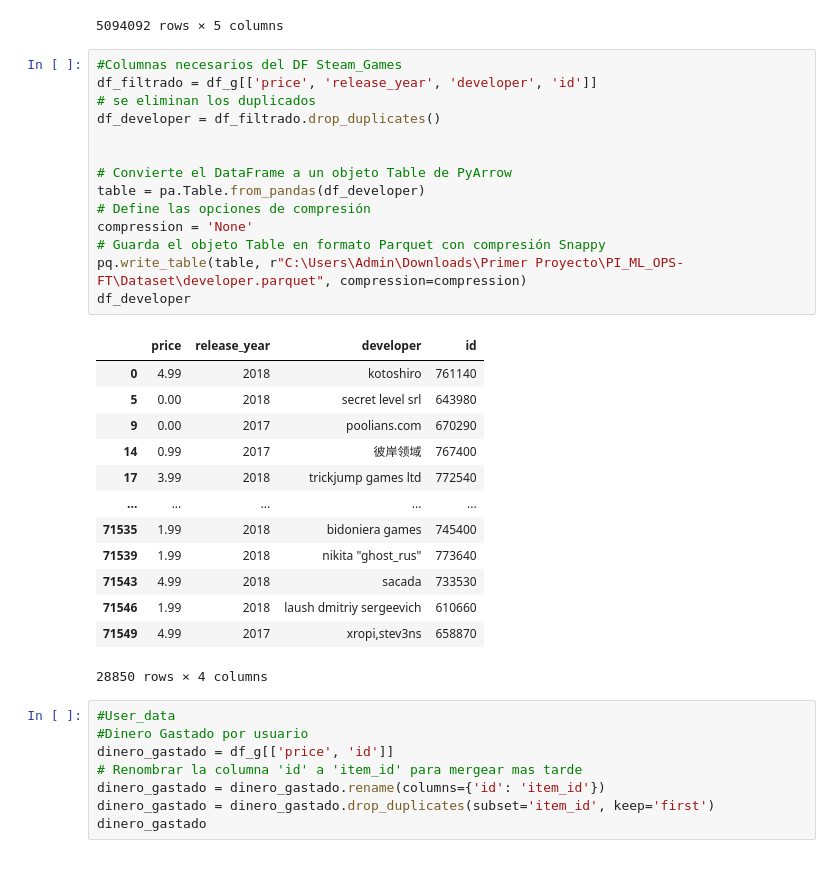
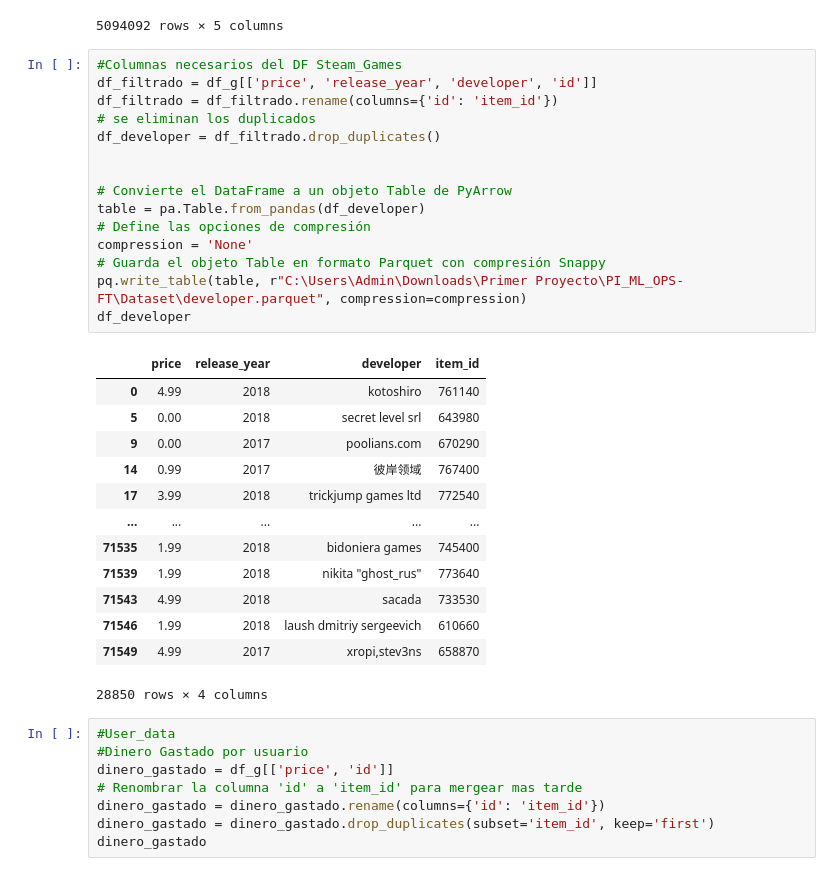
Before and after one commit to Malggan/Steam_Project, a Jupyter notebook: Dataset/DS_creation.ipynb, the cells around one changed output. Cells and saved outputs as stored; diff of their text form.

```diff
--- a/Dataset/DS_creation.ipynb
+++ b/Dataset/DS_creation.ipynb
@@ -28,19 +28,20 @@ df_i = pd.read_csv(r"C:\Users\Admin\Downloads\Primer Proyecto\DS\user_items_clea
 # %%
 #Columnas necesarios del DF Steam_Games
 df_filtrado = df_g[['price', 'release_year', 'developer', 'id']]
+df_filtrado = df_filtrado.rename(columns={'id': 'item_id'})
 # se eliminan los duplicados
 df_developer = df_filtrado.drop_duplicates()
 
 
 # Convierte el DataFrame a un objeto Table de PyArrow
 table = pa.Table.from_pandas(df_developer)
 # Define las opciones de compresión
 compression = 'None'
 # Guarda el objeto Table en formato Parquet con compresión Snappy
 pq.write_table(table, r"C:\Users\Admin\Downloads\Primer Proyecto\PI_ML_OPS-FT\Dataset\developer.parquet", compression=compression)
 df_developer
 # %% [output]
-|  | price | release_year | developer | id |
+|  | price | release_year | developer | item_id |
 | 0 | 4.99 | 2018 | kotoshiro | 761140 |
 | 5 | 0.00 | 2018 | secret level srl | 643980 |
 | 9 | 0.00 | 2017 | poolians.com | 670290 |
```
Also changed, not shown: parts of 1 cell of this notebook, 2 other files.
